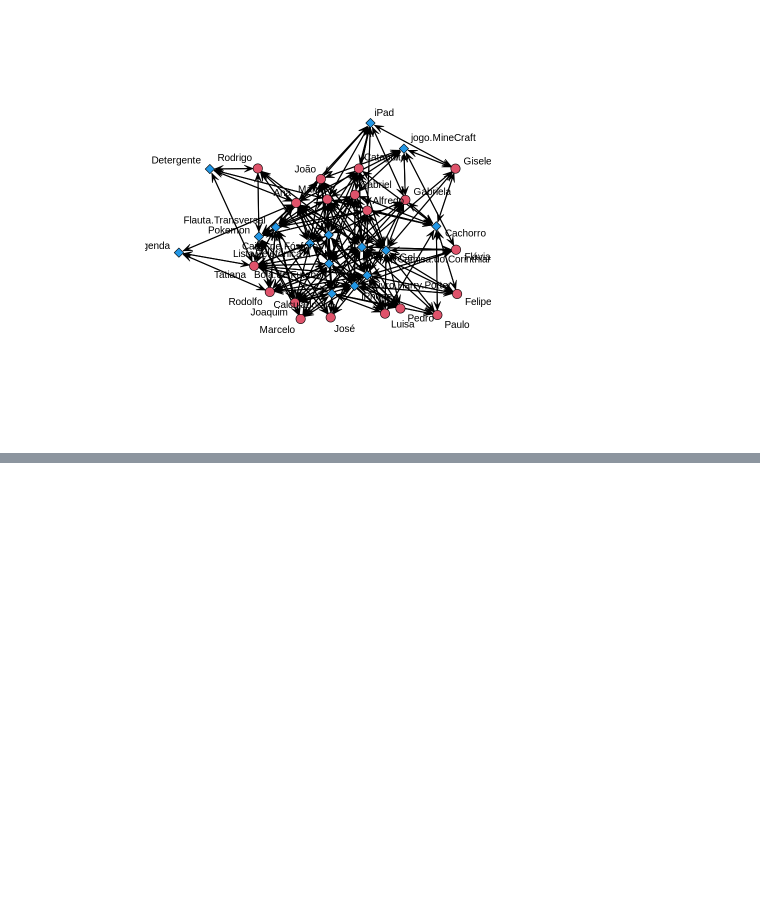
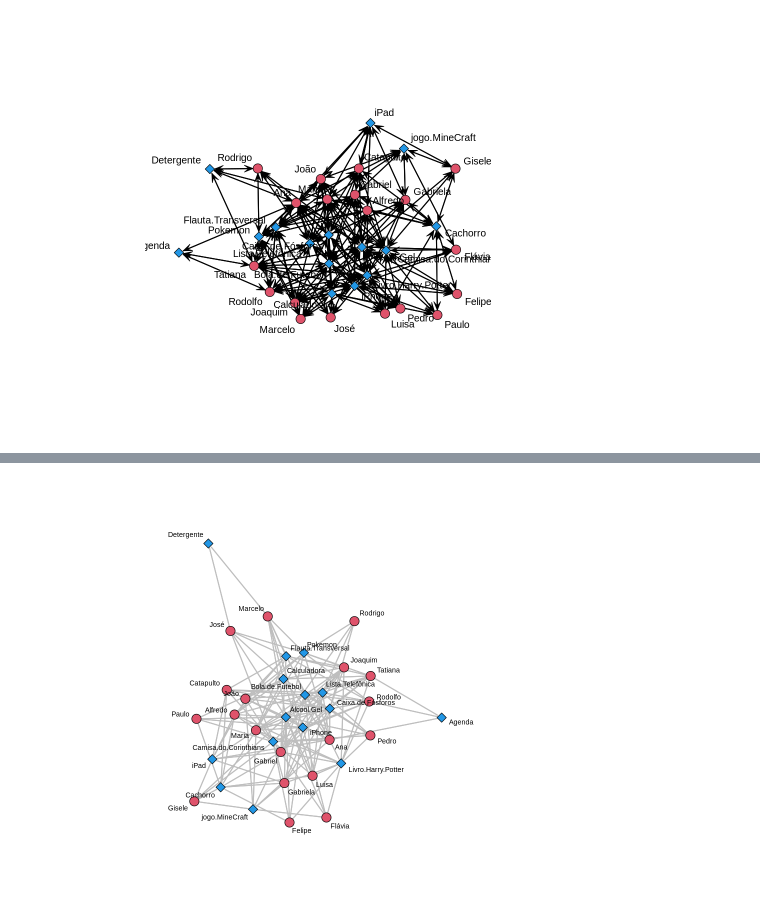
Before and after one commit to ramonferrari/mpgc_ti, a Jupyter notebook: BDADS_2S2023_Tarefa_Aulas_5_e_6.ipynb, the cells around one changed output, grey strips where cells are left out. Cells and saved outputs as stored; diff of their text form; code cells hidden in the pictures; blank space fills up the shorter version.

```diff
--- a/BDADS_2S2023_Tarefa_Aulas_5_e_6.ipynb
+++ b/BDADS_2S2023_Tarefa_Aulas_5_e_6.ipynb
@@ -175,9 +186,11 @@ A matrix: 10 × 10 of type dbl
 # %%
-# Endereço do arquivo na nuvem, para funcionar para todos os colegas
+# Endereço do arquivo na nuvem, para funcionar para todos os colegas, em qualquer computador
 url_dataset <- c("https://raw.githubusercontent.com/ramonferrari/mpgc_ti/main/Rede%20Two%20Mode_Tarefa%20Aulas%205%20e%206.csv")
+url_dataset_edit <- c("https://raw.githubusercontent.com/ramonferrari/mpgc_ti/main/Rede%20Two%20Mode_Tarefa%20Aulas%205%20e%206%20-%20edit.csv")
 # %%
 # Leitura dos dados
 compras <- read.table(url_dataset,header=TRUE,sep = ",")
+compras_edit <- read.table(url_dataset_edit,header=TRUE,sep = ",")
 # %%
 # Dataset lido corretamente?
 head(compras)
@@ -202,6 +215,10 @@ A data.frame: 6 × 16
 # Adaptando o data.frame rede para que possa servir para a montagem da rede
 gcompras <- compras[,2:16]
 rownames(gcompras) <- compras[,1]
+
+gcompras_edit <- compras_edit[,2:16]
+rownames(gcompras_edit) <- compras_edit[,1]
+
 head(gcompras)
 names(gcompras)
 # %% [output]
@@ -235,0 +253,5 @@ gplot(gcompras,gmode="twomode",displaylabels = TRUE,
+# %%
+gplot(gcompras_edit,gmode="twomode",displaylabels = TRUE,
+      edge.col="gray",label.cex = 0.7,usearrows=FALSE)
+# %% [output]
+[figure, added]
```
Also changed, not shown: parts of 7 cells of this notebook.
